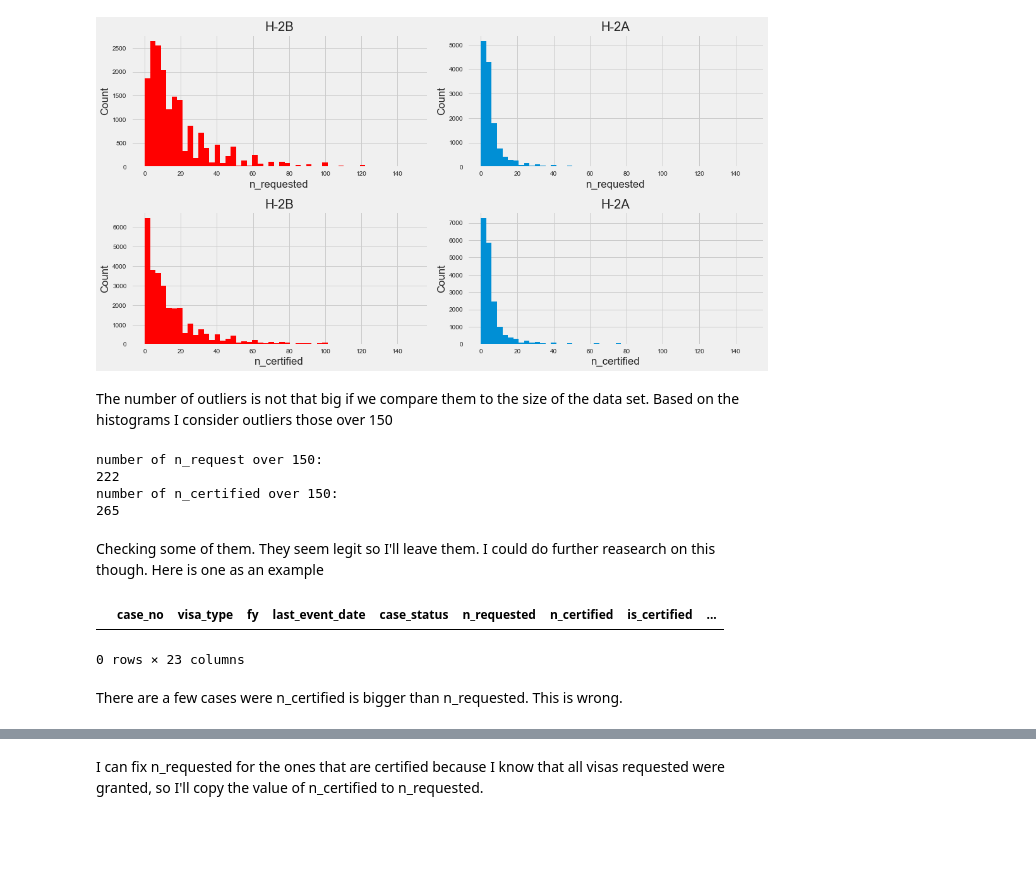
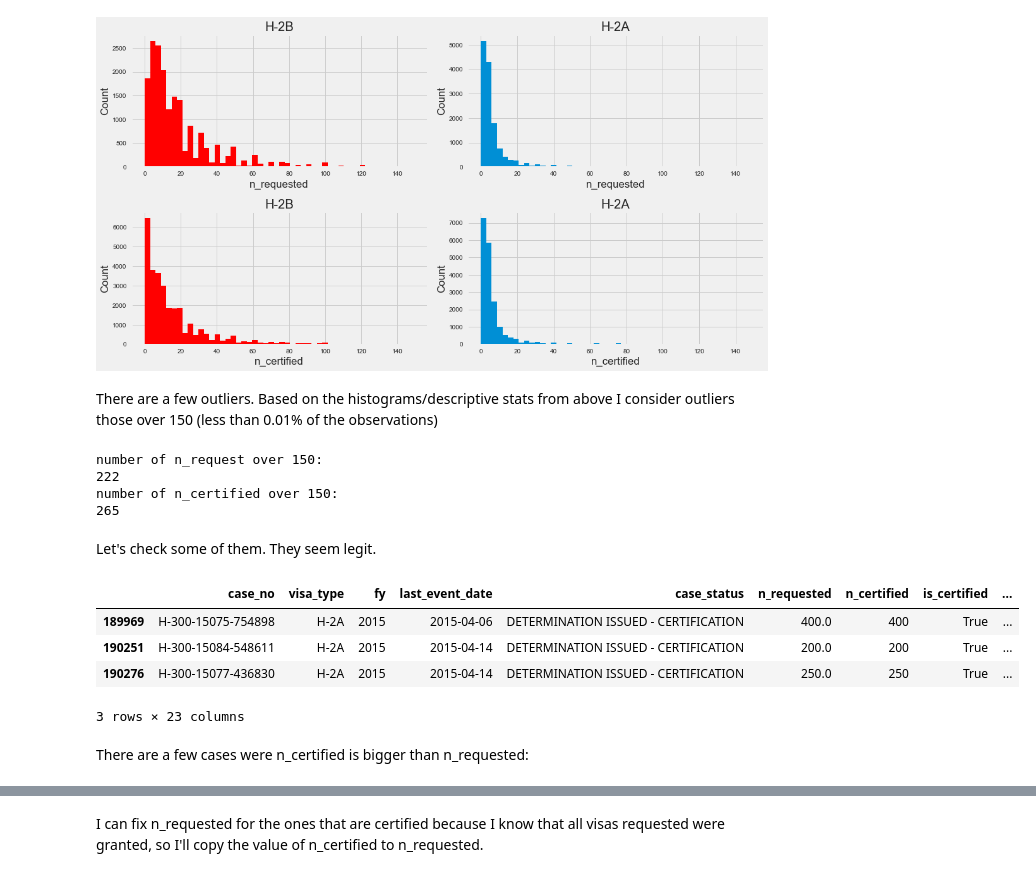
Before and after one commit to nachocarracedo/portfolio, a Jupyter notebook: H2_Visas/h2_visas_analysis.ipynb, the cells around one changed output, grey strips where cells are left out. Saved outputs shown, nothing was run; the diff lists cells and outputs as text; code cells hidden in the pictures; blank space fills up the shorter version.

Commit message:
visas

```diff
--- a/H2_Visas/h2_visas_analysis.ipynb
+++ b/H2_Visas/h2_visas_analysis.ipynb
@@ -352,8 +377,8 @@ plt.tight_layout()
 plt.show()
 # %% [output]
 [figure]
-# %% [markdown]
-The number of outliers is not that big if we compare them to the size of the data set. Based on the histograms I consider outliers those over 150
+# %% [markdown]
+There are a few outliers. Based on the histograms/descriptive stats from above I consider outliers those over 150 (less than 0.01% of the observations)
 # %%
 print('number of n_request over 150:')
 print(len(h2visas_df[h2visas_df.n_requested > 150]))
@@ -364,14 +389,17 @@ number of n_request over 150:
 222
 number of n_certified over 150:
 265
-# %% [markdown]
-Checking some of them. They seem legit so I'll leave them. I could do further reasearch on this though. Here is one as an example
+# %% [markdown]
+Let's check some of them. They seem legit.
 # %%
-h2visas_df[h2visas_df.n_requested == 1714.0]
+h2visas_df[h2visas_df.n_requested > 150].head(3)
 # %% [output]
 |  | case_no | visa_type | fy | last_event_date | case_status | n_requested | n_certified | is_certified | ... |
+| 189969 | H-300-15075-754898 | H-2A | 2015 | 2015-04-06 | DETERMINATION ISSUED - CERTIFICATION | 400.0 | 400 | True | ... |
+| 190251 | H-300-15084-548611 | H-2A | 2015 | 2015-04-14 | DETERMINATION ISSUED - CERTIFICATION | 200.0 | 200 | True | ... |
+| 190276 | H-300-15077-436830 | H-2A | 2015 | 2015-04-14 | DETERMINATION ISSUED - CERTIFICATION | 250.0 | 250 | True | ... |
-0 rows × 23 columns
+3 rows × 23 columns
 # %% [markdown]
-There are a few cases were n_certified is bigger than n_requested. This is wrong.
+There are a few cases were n_certified is bigger than n_requested:
 # %%
 h2visas_df[['visa_type','fy','case_status_sum','n_requested','n_certified']][h2visas_df.n_certified > h2visas_df.n_requested]
```
Also changed, not shown: parts of 88 cells of this notebook.
